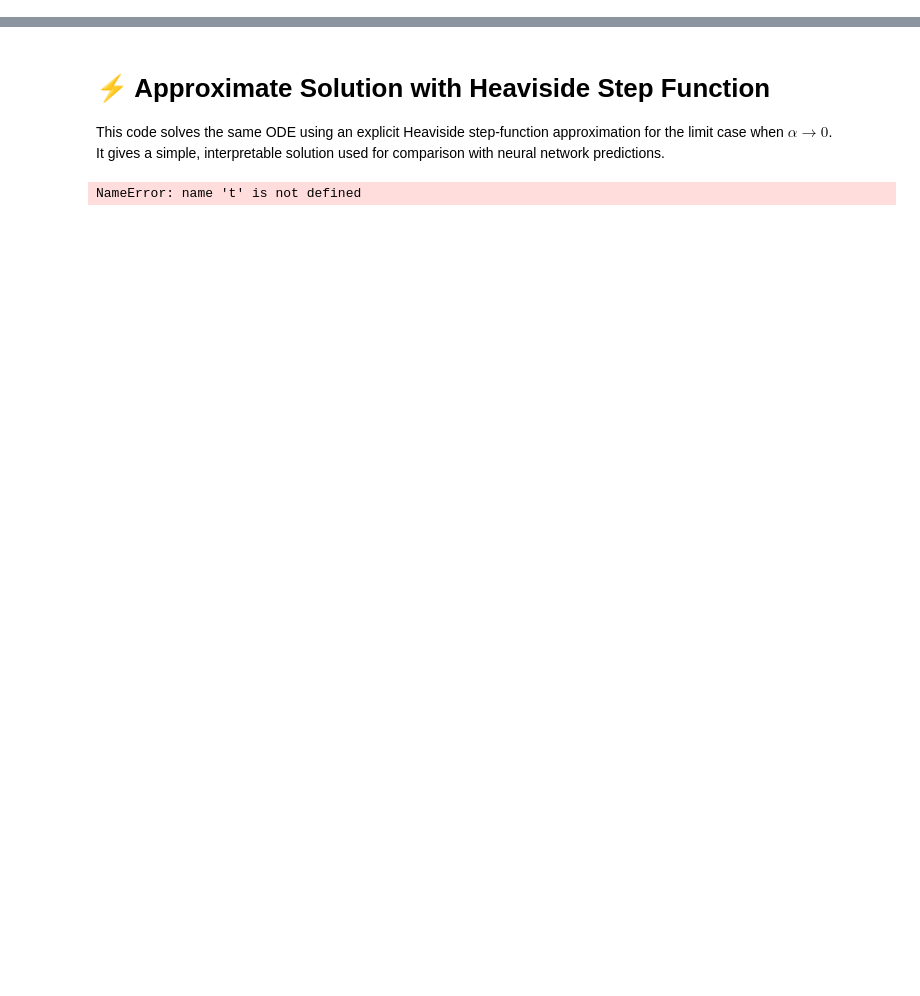
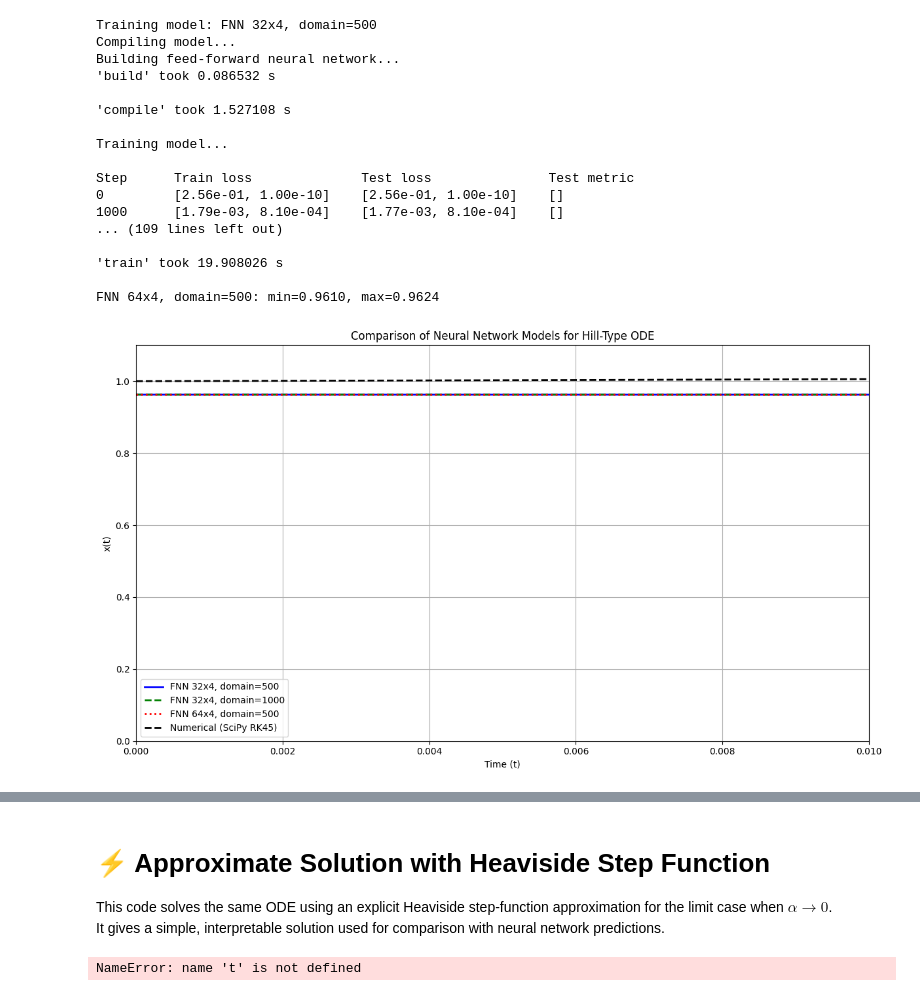
Before and after one commit to componavt/differential_equations, a Jupyter notebook: src/hill_equation/deepxde_Adam+L-BFGS.ipynb, the cells around one changed output, grey strips where cells are left out. Cells and saved outputs as stored; diff of their text form; code cells hidden in the pictures; blank space fills up the shorter version.

```diff
--- a/src/hill_equation/deepxde_Adam+L-BFGS.ipynb
+++ b/src/hill_equation/deepxde_Adam+L-BFGS.ipynb
@@ -32,11 +40,12 @@ import matplotlib.pyplot as plt
 # ODE with Hill-like RHS
 # ODE definition with safety checks
 def hill_equation(x, y):
-    y_safe = tf.clip_by_value(y, 1e-6, 1e6)  # Избегаем деления на 0 и переполнений
+    y_safe = tf.clip_by_value(y, 1e-6, 1e6)  # Avoid division by zero and overflows
     dy_t = dde.grad.jacobian(y, x, i=0, j=0)  # dy/dt
-    x_alpha = tf.pow(y_safe, 1/alpha)          # x^(1/alpha)
-    b_alpha = tf.pow(b, 1/alpha)               # b^(1/alpha)
+    x_alpha = tf.pow(y_safe, 1/alpha)         # x^(1/alpha)
+    b_alpha = tf.pow(b, 1/alpha)              # b^(1/alpha)
     return dy_t - x_alpha / (b_alpha + x_alpha)
+
 
 # Time domain geometry
 geom = dde.geometry.TimeDomain(0, 1)
@@ -63,11 +72,21 @@ configs = [
 # Prepare test time points
 t_test = np.linspace(0, 1, 500).reshape(-1, 1)
 
+# Solve the ODE numerically using SciPy (near-exact solution)
+def rhs(t, x):
+    x_safe = np.clip(x, 1e-6, 1e6)
+    x_alpha = x_safe ** (1 / alpha)
+    b_alpha = b ** (1 / alpha)
+    return x_alpha / (b_alpha + x_alpha)
+
+sol = solve_ivp(rhs, [0, 1], [x0], t_eval=t_test.flatten(), method='RK45')
+x_exact = sol.y[0]
+
 # Plot all models
 plt.figure(figsize=(12, 7))
 
-styles = ['-', '--', ':', '-.', 'dashed', 'dotted']  # Исправлено: убрано '.'
-colors = ['b', 'g', 'r', 'c', 'm', 'k']  # Добавлены разные цвета для надежности
+styles = ['-', '--', ':', '-.', 'dashed', 'dotted']
+colors = ['b', 'g', 'r', 'c', 'm', 'k']
 
 for i, (num_domain, architecture, label) in enumerate(configs):
     print(f"\nTraining model: {label}")
@@ -82,47 +101,76 @@ for i, (num_domain, architecture, label) in enumerate(configs):
     )
     net = dde.nn.FNN(architecture, "tanh", "Glorot normal")
 
-    # Масштабирование выхода нейросети
+    # Scale the neural network output
     net.apply_output_transform(lambda x, y: y * 0.01 + b)
 
     model = dde.Model(data, net)
 
-    # Обучение с Adam (начальная оптимизация)
+    # Train with Adam optimizer
     model.compile("adam", lr=0.0001) # 0.001
     loss_history, train_state = model.train(
         iterations=5000,
         display_every=1000,
         disregard_previous_best=True
     )
 
-    # Доводка L-BFGS
+    # Fine-tune with L-BFGS
     try:
         model.compile("L-BFGS")
         model.train(iterations=500)
     except Exception as e:
         print(f"L-BFGS failed for {label}: {str(e)}")
 
     # Предсказание и вывод результатов
+    # Predict and plot
     x_pred = model.predict(t_test)
     print(f"{label}: min={np.nanmin(x_pred):.4f}, max={np.nanmax(x_pred):.4f}")
 
     plt.plot(t_test, x_pred,
              linestyle=styles[i], color=colors[i], label=label, linewidth=2)
 
-#plt.ylim(-0.1, 2.0)  # y 0.962, 0.974
-#plt.xlim(0, 1.5)     # x 0, 1
 
-# Finalize plot for model comparison
+# Plot the near-exact numerical solution
+plt.plot(t_test, x_exact, 'k--', label='Numerical (SciPy RK45)', linewidth=2)
+
+# Finalize the plot
 plt.xlabel("Time (t)")
 plt.ylabel("x(t)")
 plt.title("Comparison of Neural Network Models for Hill-Type ODE")
 plt.legend()
 plt.grid(True)
 plt.tight_layout()
 
-# Автоматическое масштабирование осей
 plt.autoscale(enable=True, axis='both', tight=True)
+#plt.ylim(-0.1, 2.0)  # y 0.962, 0.974
+#plt.xlim(0, 1.5)     # x 0, 1
+# Set axis limits manually to prevent visual flattening
+#plt.ylim(0.962, 0.974)
+#plt.ylim(0.95, 0.974)
+plt.ylim(0, 1.1)
+#plt.xlim(0, 1)
+plt.xlim(0, 0.01)
+
 plt.show()
+# %% [output]
+Training model: FNN 32x4, domain=500
+Compiling model...
+Building feed-forward neural network...
+'build' took 0.086532 s
+
+'compile' took 1.527108 s
+
+Training model...
+
+Step      Train loss              Test loss               Test metric
+0         [2.56e-01, 1.00e-10]    [2.56e-01, 1.00e-10]    []
+1000      [1.79e-03, 8.10e-04]    [1.77e-03, 8.10e-04]    []
+... (109 lines left out)
+
+'train' took 19.908026 s
+
+FNN 64x4, domain=500: min=0.9610, max=0.9624
+[figure, added]
 # %%
 # --- L-BFGS Fine-Tuning (after Adam) ---
 # Note: Run this AFTER initial training with Adam
```
Also changed, not shown: parts of 3 cells of this notebook.
